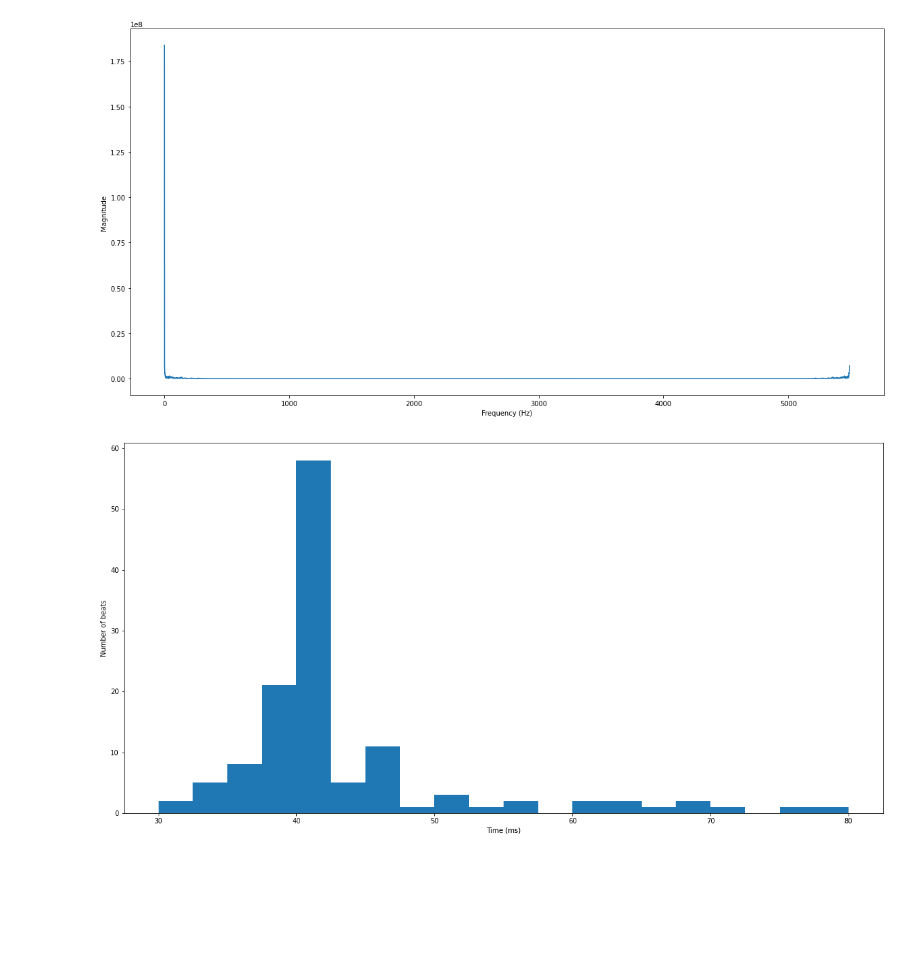
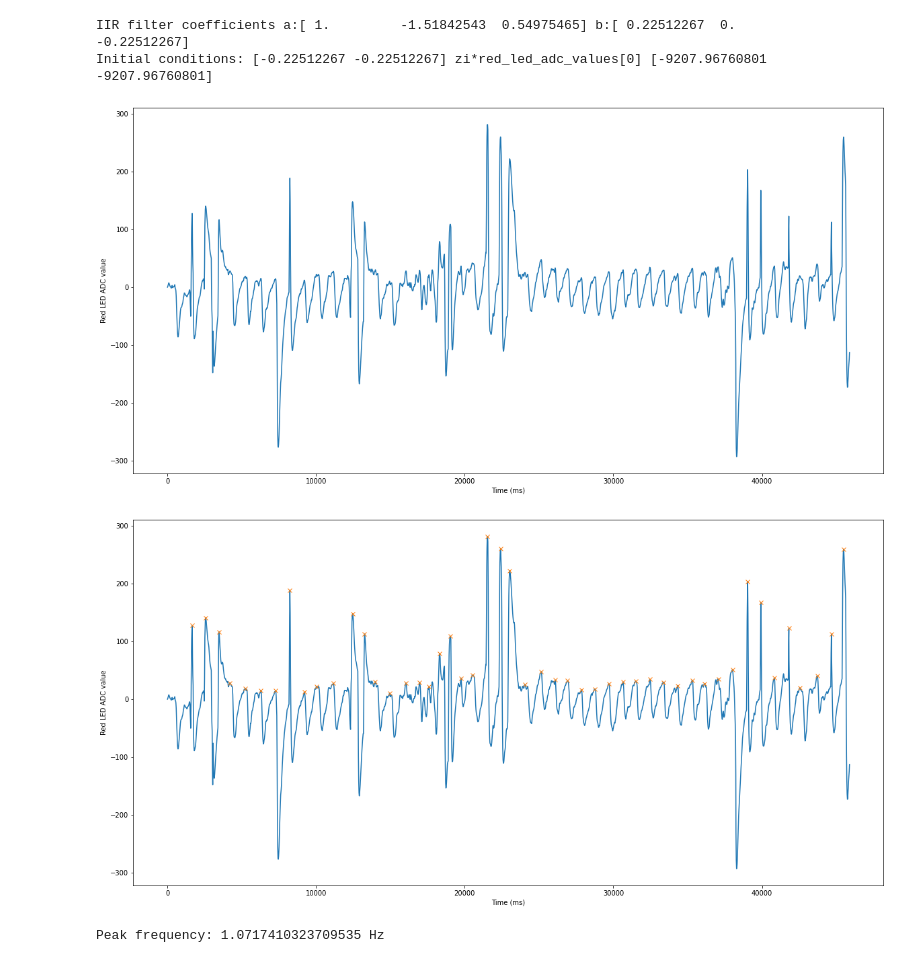
Before and after one commit to robdobsn/JewelryOS, a Jupyter notebook: evaluations/HRMDataAnalysis/HRMLogAnalysis.ipynb, the cells around one changed output. Drawn from its saved outputs; the diff is of its cells as text; code cells hidden in the pictures; blank space fills up the shorter version.

```diff
--- a/evaluations/HRMDataAnalysis/HRMLogAnalysis.ipynb
+++ b/evaluations/HRMDataAnalysis/HRMLogAnalysis.ipynb
@@ -22,6 +23,7 @@ def readHRMData(logfile):
     timestamps = []
     red_led_adc_values = []
     first_sample_line_time_ms = 0
+    sample_rate = 0
 
     # Read the file
     with open(logfile) as f:
@@ -70,44 +72,61 @@ def readHRMData(logfile):
     timestamps = np.array(timestamps)
     red_led_adc_values = np.array(red_led_adc_values)
 
-    return timestamps, red_led_adc_values
+    return timestamps, red_led_adc_values, sample_rate
 # %%
+OVERRIDE_WITH_GENERATED_DATA_FOR_TESTING = False
+
 if __name__ == "__main__":
 
     # Find the latest log file
     logfile = findLatestLogFile()
 
     # Read the HRM data
-    timestamps, red_led_adc_values = readHRMData(logfile)
+    timestamps, red_led_adc_values, sample_rate = readHRMData(logfile)
+
+
+    # Override adc values with sine wave at 1Hz with 50 samples per second
+    if OVERRIDE_WITH_GENERATED_DATA_FOR_TESTING:
+        red_led_adc_values = np.sin(timestamps / 1000 * 2 * np.pi)
 
     # Set plot size
     matplotlib.rcParams['figure.figsize'] = [20, 10]
 
-    # # Plot the data
-    # plt.plot(timestamps, red_led_adc_values)
-    # plt.xlabel("Time (ms)")
-    # plt.ylabel("Red LED ADC value")
-    # plt.show()
+    # Plot the data
+    plt.plot(timestamps, red_led_adc_values)
+    plt.xlabel("Time (ms)")
+    plt.ylabel("Red LED ADC value")
+    plt.show()
 
     # Filter the data using a 2nd order Butterworth filter
-    from scipy.signal import butter, filtfilt
-    b, a = butter(2, 0.1, 'low')
-    red_led_adc_values = filtfilt(b, a, red_led_adc_values)
+    # b, a = butter(2, [0.5, 5], 'bandpass', fs=sample_rate)
+    # print(f"Butterworth filter coefficients b:{b} a:{a}")
 
-    # # Plot the filtered data
-    # plt.plot(timestamps, red_led_adc_values)
-    # plt.xlabel("Time (ms)")
-    # plt.ylabel("Red LED ADC value")
-    # plt.show()
+    # Filter using iir butterworth second order
+    # 0.5Hz to 5Hz
+    # b,a = iirfilter(1, [0.5, 5], btype='bandpass', fs=sample_rate)
+    b,a = butter(1,[0.5,5],fs=sample_rate, btype='bandpass')
+
+    print(f"IIR filter coefficients a:{a} b:{b}")
+
+    zi = lfilter_zi(b, a)
+
+    print(f"Initial conditions: {zi} zi*red_led_adc_values[0] {zi*red_led_adc_values[0]}")
+
+    red_led_adc_values = lfilter(b, a, red_led_adc_values, zi=zi*red_led_adc_values[0])[0]
+
+    # Plot the filtered data
+    plt.plot(timestamps, red_led_adc_values)
+    plt.xlabel("Time (ms)")
+    plt.ylabel("Red LED ADC value")
+    plt.show()
 
     # Calculate the heart rate
-    peaks, _ = find_peaks(red_led_adc_values, height=100, distance=30)
+    peaks, _ = find_peaks(red_led_adc_values, height=10, distance=30)
     peaks = peaks.astype(int)
     peaks = peaks[peaks < len(timestamps)]  # Ensure peaks are within valid range
 
     # print("Heart rate: ", 60000 / np.mean(np.diff(peaks)), " BPM")
-
-    print(peaks)
 
     # Plot the peaks
     plt.plot(timestamps, red_led_adc_values)
@@ -116,10 +135,20 @@ if __name__ == "__main__":
     plt.ylabel("Red LED ADC value")
     plt.show()
 
-    # FFT of the signal
+    # FFT of the signal showing peak frequency
     from scipy.fftpack import fft
     fft_result = fft(red_led_adc_values)
     plt.plot(np.abs(fft_result))
+
+    # Label the peak frequency
+    peak_frequency = np.argmax(np.abs(fft_result)) * sample_rate / len(red_led_adc_values)
+    plt.annotate(f"Peak frequency: {peak_frequency:.2f} Hz", xy=(peak_frequency, np.max(np.abs(fft_result))), xytext=(peak_frequency, np.max(np.abs(fft_result)) * 0.8),
+            arrowprops=dict(facecolor='black', shrink=0.05),
+            )
+
+    print(f"Peak frequency: {peak_frequency} Hz")
+
+
     plt.xlabel("Frequency (Hz)")
     plt.ylabel("Magnitude")
     plt.show()
@@ -134,2 +163,5 @@ if __name__ == "__main__":
+IIR filter coefficients a:[ 1.         -1.51842543  0.54975465] b:[ 0.22512267  0.         -0.22512267]
+Initial conditions: [-0.22512267 -0.22512267] zi*red_led_adc_values[0] [-9207.96760801 -9207.96760801]
-[figure, old version]
+[figure, new version]
-[figure, old version]
+[figure, new version]
+Peak frequency: 1.0717410323709535 Hz
```
Also changed, not shown: parts of 3 cells of this notebook, 41 other files.
